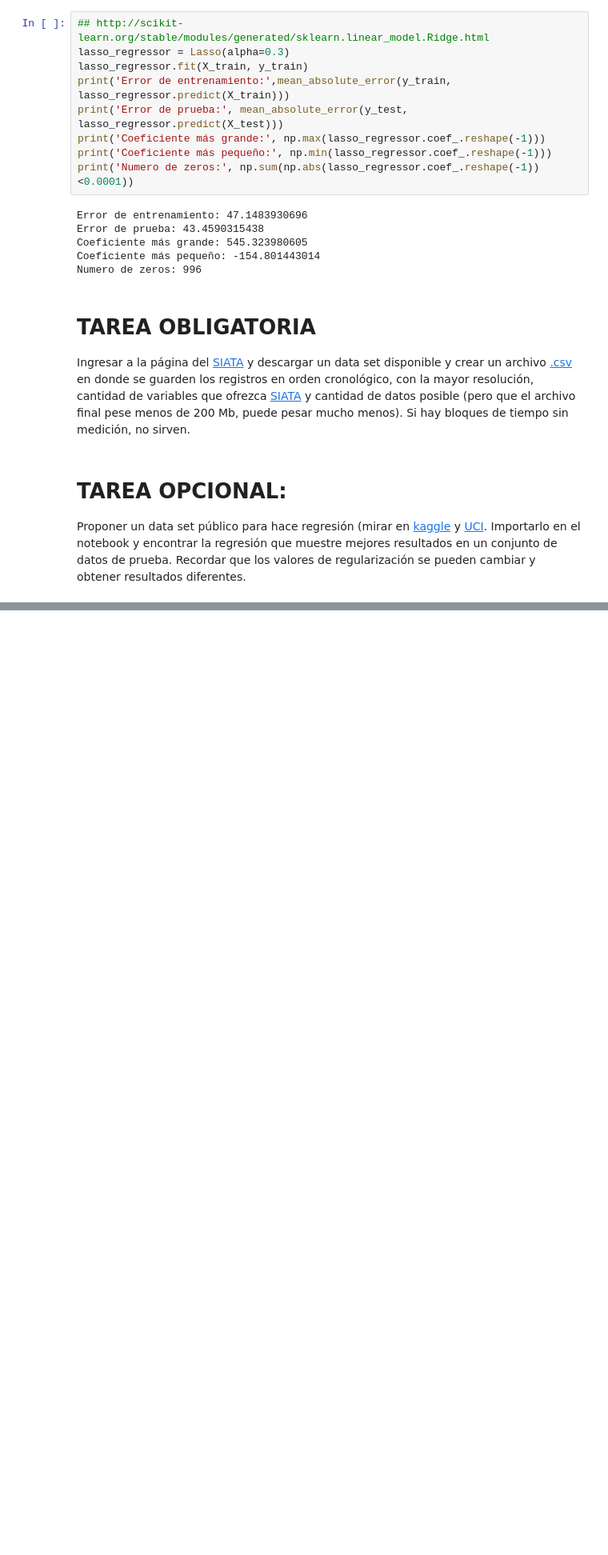
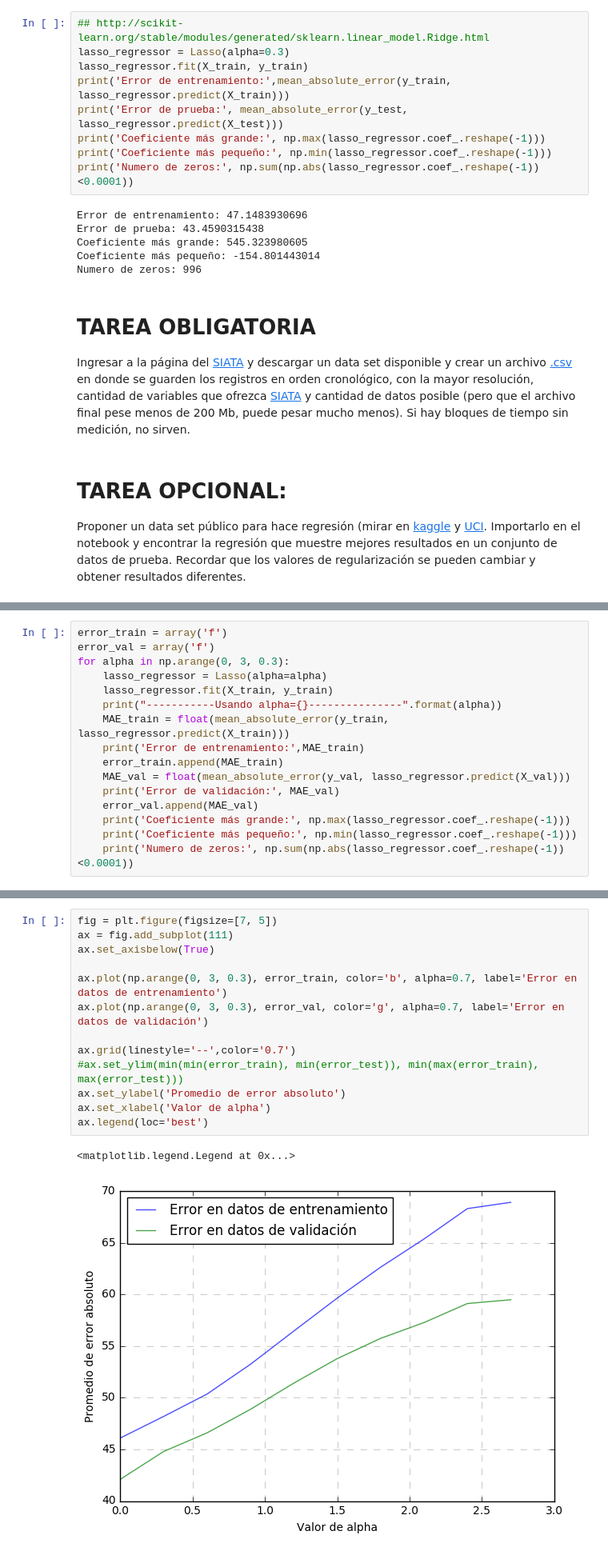
Before and after one commit to GAPM/Machine_Learning_basico, a Jupyter notebook: regresion_lineal.ipynb, the cells around one changed output, grey strips where cells are left out. Shown at 80% size. Cells and saved outputs as stored; diff of their text form; blank space fills up the shorter version.

```diff
--- a/regresion_lineal.ipynb
+++ b/regresion_lineal.ipynb
@@ -702,0 +763,16 @@ Proponer un data set público para hace regresión (mirar en [kaggle](https://ww
+# %%
+error_train = array('f')
+error_val = array('f')
+for alpha in np.arange(0, 3, 0.3):
+    lasso_regressor = Lasso(alpha=alpha)
+    lasso_regressor.fit(X_train, y_train)
+    print("-----------Usando alpha={}---------------".format(alpha))
+    MAE_train = float(mean_absolute_error(y_train, lasso_regressor.predict(X_train)))
+    print('Error de entrenamiento:',MAE_train)
+    error_train.append(MAE_train)
+    MAE_val = float(mean_absolute_error(y_val, lasso_regressor.predict(X_val)))
+    print('Error de validación:', MAE_val)
+    error_val.append(MAE_val)
+    print('Coeficiente más grande:', np.max(lasso_regressor.coef_.reshape(-1)))
+    print('Coeficiente más pequeño:', np.min(lasso_regressor.coef_.reshape(-1)))
+    print('Numero de zeros:', np.sum(np.abs(lasso_regressor.coef_.reshape(-1))<0.0001))
@@ -702,0 +797,16 @@ Proponer un data set público para hace regresión (mirar en [kaggle](https://ww
+# %%
+fig = plt.figure(figsize=[7, 5])
+ax = fig.add_subplot(111)
+ax.set_axisbelow(True)
+
+ax.plot(np.arange(0, 3, 0.3), error_train, color='b', alpha=0.7, label='Error en datos de entrenamiento')
+ax.plot(np.arange(0, 3, 0.3), error_val, color='g', alpha=0.7, label='Error en datos de validación')
+
+ax.grid(linestyle='--',color='0.7')
+#ax.set_ylim(min(min(error_train), min(error_test)), min(max(error_train), max(error_test)))
+ax.set_ylabel('Promedio de error absoluto')
+ax.set_xlabel('Valor de alpha')
+ax.legend(loc='best')
+# %% [output]
+<matplotlib.legend.Legend at 0x...>
+[figure, added]
```
Also changed, not shown: parts of 7 cells of this notebook.
